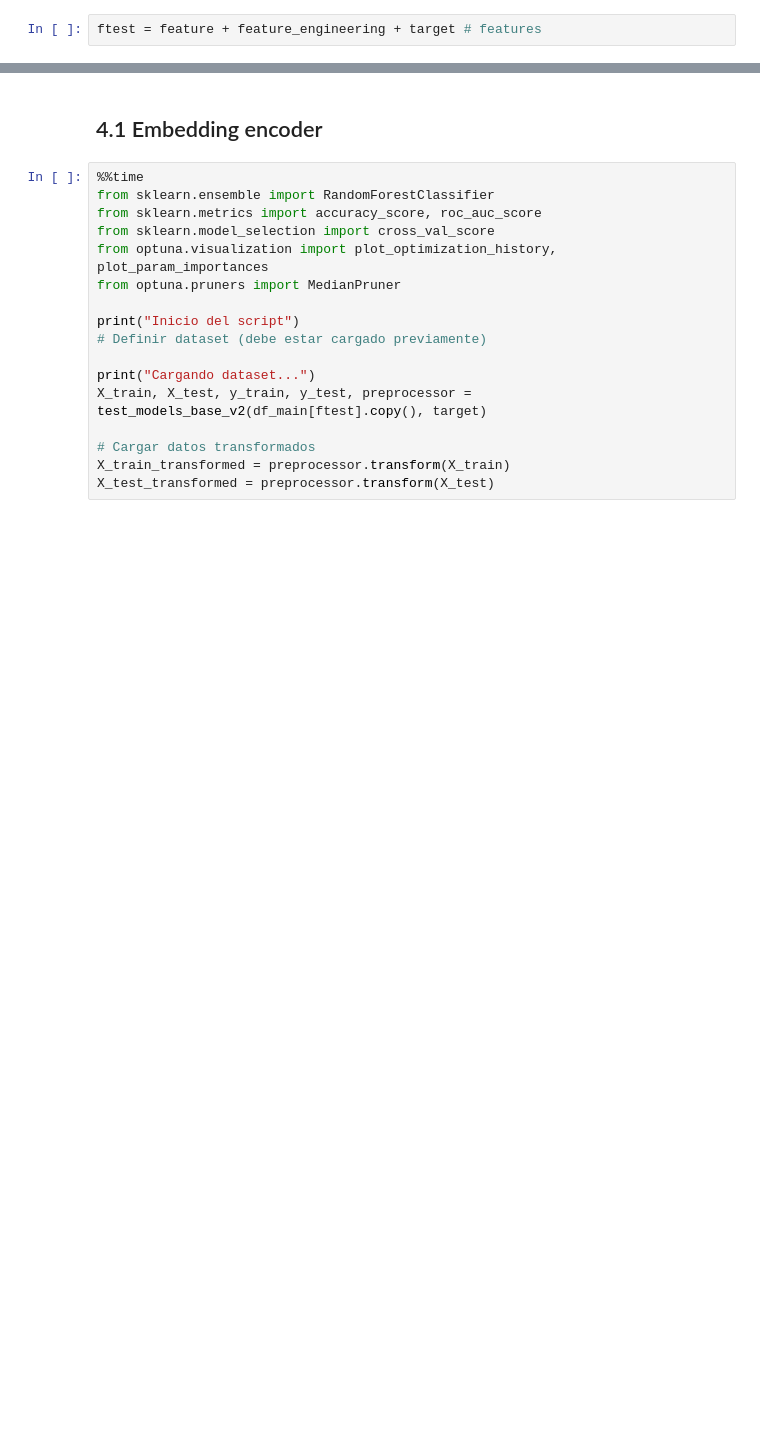
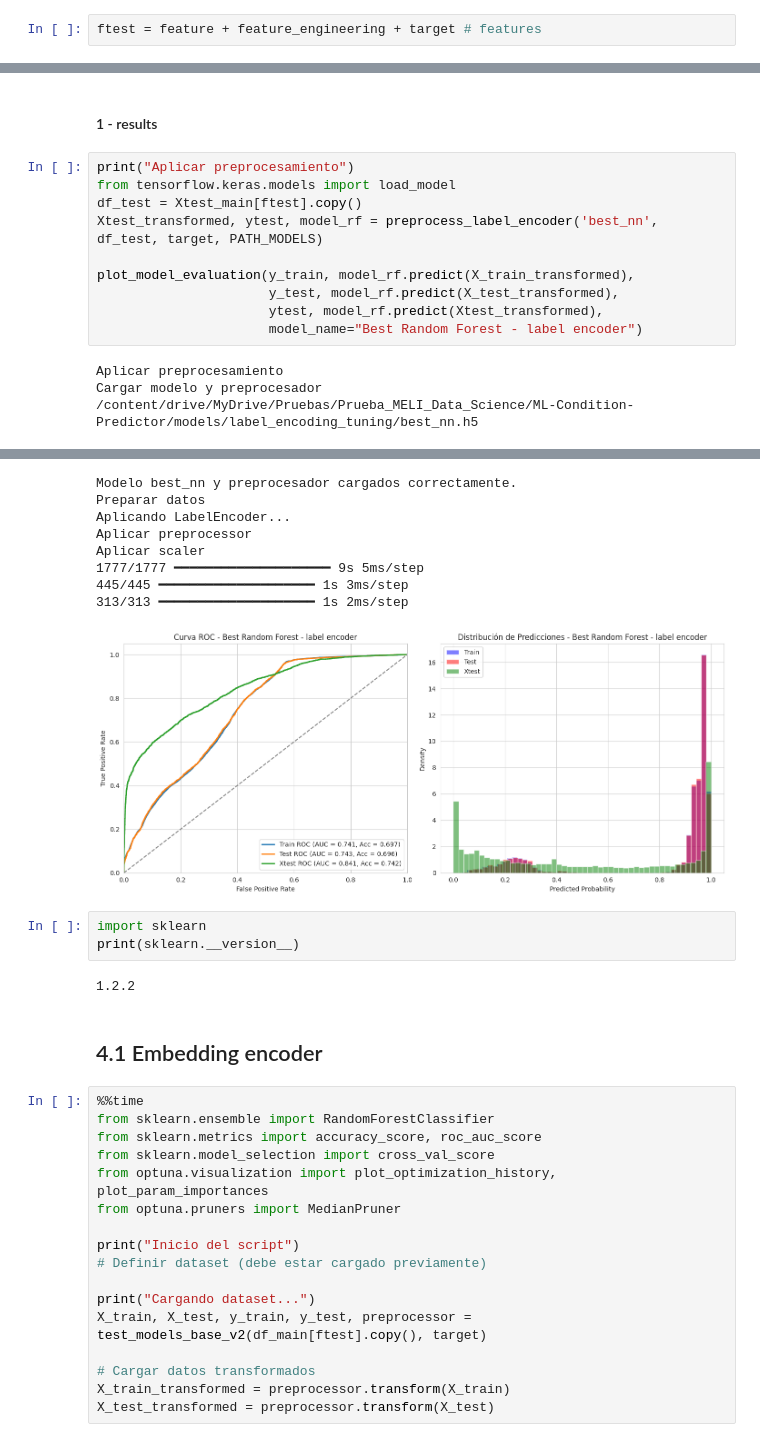
Before and after one commit to SantiagoPachon77/ML-Condition-Predictor, a Jupyter notebook: notebooks/04_optimizacion_modelos.ipynb, the cells around one changed output, grey strips where cells are left out. Saved outputs shown, nothing was run; the diff lists cells and outputs as text; blank space fills up the shorter version.

```diff
--- a/notebooks/04_optimizacion_modelos.ipynb
+++ b/notebooks/04_optimizacion_modelos.ipynb
@@ -1438,0 +1749,16 @@ KeyboardInterrupt:
+# %% [markdown]
+#### 1 - results
+# %%
+print("Aplicar preprocesamiento")
+from tensorflow.keras.models import load_model
+df_test = Xtest_main[ftest].copy()
+Xtest_transformed, ytest, model_rf = preprocess_label_encoder('best_nn', df_test, target, PATH_MODELS)
+
+plot_model_evaluation(y_train, model_rf.predict(X_train_transformed),
+                      y_test, model_rf.predict(X_test_transformed),
+                      ytest, model_rf.predict(Xtest_transformed),
+                      model_name="Best Random Forest - label encoder")
+# %% [output]
+Aplicar preprocesamiento
+Cargar modelo y preprocesador
+/content/drive/MyDrive/Pruebas/Prueba_MELI_Data_Science/ML-Condition-Predictor/models/label_encoding_tuning/best_nn.h5
@@ -1439,3 +1766,17 @@ KeyboardInterrupt:
+Modelo best_nn y preprocesador cargados correctamente.
+Preparar datos
+Aplicando LabelEncoder...
+Aplicar preprocessor
+Aplicar scaler
+1777/1777 ━━━━━━━━━━━━━━━━━━━━ 9s 5ms/step
+445/445 ━━━━━━━━━━━━━━━━━━━━ 1s 3ms/step
+313/313 ━━━━━━━━━━━━━━━━━━━━ 1s 2ms/step
+[figure, added]
+# %%
+import sklearn
+print(sklearn.__version__)
+# %% [output]
+1.2.2
 # %% [markdown]
 ## 4.1 Embedding encoder
 # %%
```
Also changed, not shown: parts of 27 cells of this notebook.
